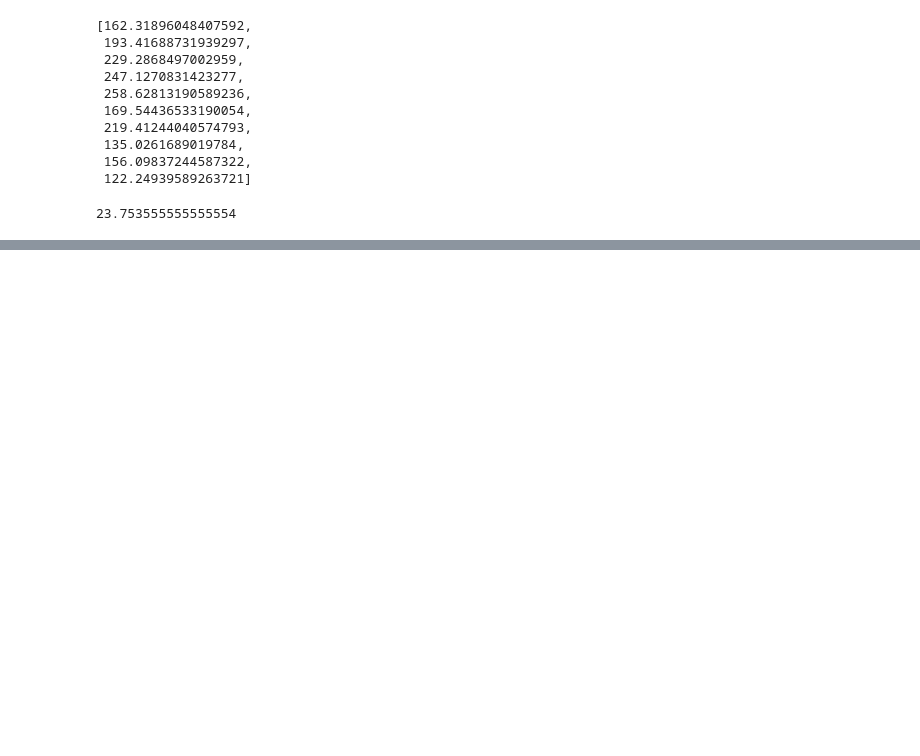
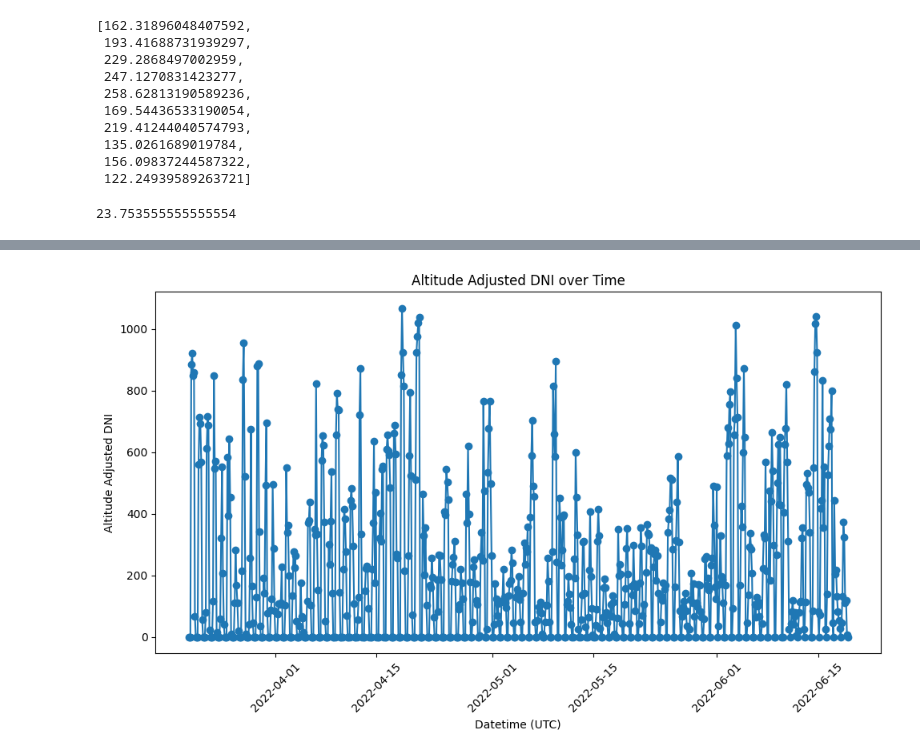
Before and after one commit to aerology-ai/uav-carbon-removal, a Jupyter notebook: solar_irradiance.ipynb, the cells around one changed output, grey strips where cells are left out. Drawn from its saved outputs; the diff is of its cells as text; code cells hidden in the pictures; blank space fills up the shorter version.

```diff
--- a/solar_irradiance.ipynb
+++ b/solar_irradiance.ipynb
@@ -455,3 +470,7 @@ def take_action_and_get_reward(state, action, altitude_adjusted=True):
     logging.debug(f"Vehicle moved to {geo_lat:.2f}, {geo_lon:.2f} at {dthz} ({dthl}) with reward {reward:.2f} w/m^2")
 
     return new_state, reward, geo_coords, dthz
+
+state = (46, 0, 367)
+action = 0
+new_state, reward, geo_coords, dthz = take_action_and_get_reward(state, action)
@@ -522,7 +560,7 @@ Latitude index: 22, Longitude index: 4
 # %%
 LEARNING_RATE = 0.1
 DISCOUNT_FACTOR = 0.95
-EPISODES = 10
+EPISODES = 4000
 
 actual_altitude = 5400
 
@@ -616,3 +671,5 @@ est_run_hours = test_min_per_ep * target_eps / 60
 est_run_hours
 # %% [output]
 23.753555555555554
+# %%
+q_table = np.load('/Users/timothydonohue/Documents/Data/q_table_031920221803.npy')
@@ -618,0 +705,27 @@ est_run_hours
+# %%
+data = []
+
+for state in optimal_path:
+    action = np.argmax(q_table[state])
+    q_value = q_table[state + (action,)]
+
+    # Convert state indices to geographic coordinates and time
+    geo_lat, geo_lon, dthz, dthl = convert_state_to_sensible_values(state, num_lat_steps, num_lon_steps, time_step)
+
+    # Get sfc_dni and alt_adj_dni using bilinear interpolation
+    sfc_dni, alt_adj_dni = bilinear_interpolation(geo_lat, geo_lon, dthz, data_dict)
+
+    # Append data for this step
+    data.append({
+        'dthz': dthz,
+        'dthl': dthl,
+        'lat': geo_lat,
+        'lon': geo_lon,
+        'sfc_dni': sfc_dni,
+        'alt_adj_dni': alt_adj_dni,
+        'q_value': q_value
+    })
+
+# Create the DataFrame
+df = pd.DataFrame(data)
+df.index.name = 'step'
@@ -618,0 +776,11 @@ est_run_hours
+# %%
+plt.figure(figsize=(10, 6))
+plt.plot(df['dthz'], df['alt_adj_dni'], marker='o', linestyle='-')
+plt.title('Altitude Adjusted DNI over Time')
+plt.xlabel('Datetime (UTC)')
+plt.ylabel('Altitude Adjusted DNI')
+plt.xticks(rotation=45)  # Rotate labels for better readability
+plt.tight_layout()  # Adjust layout to not cut off labels
+plt.show()
+# %% [output]
+[figure, added]
```
Also changed, not shown: parts of 21 cells of this notebook, 2 other files.
